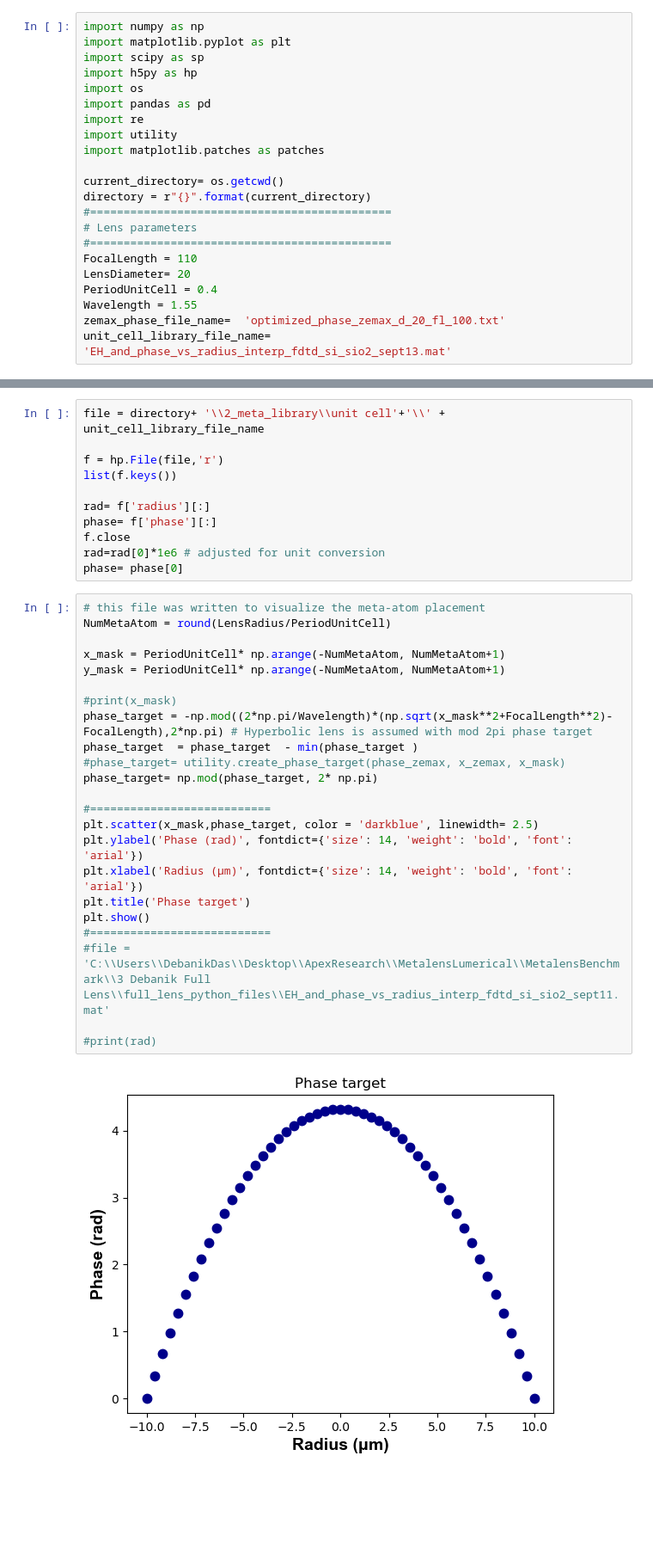
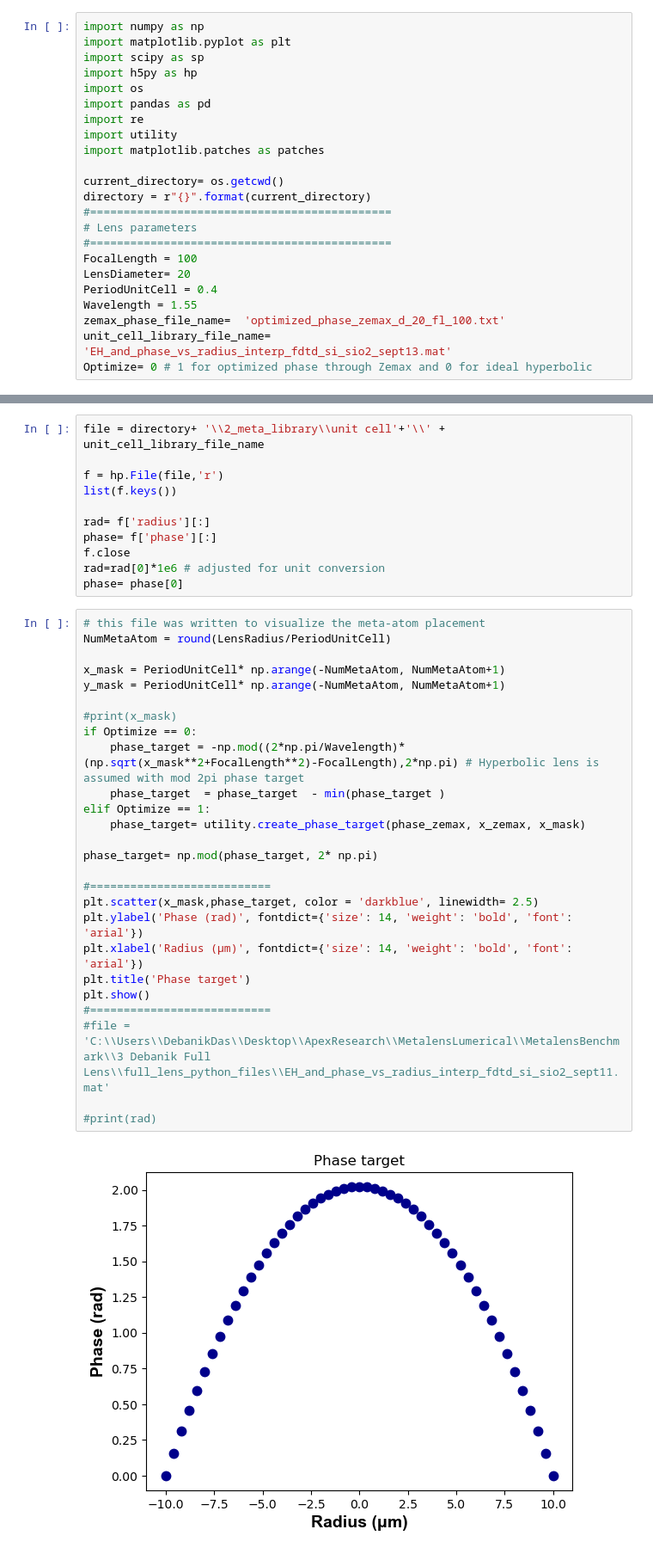
Before and after one commit to debanikd/ApexUMA, a Jupyter notebook: ApexPHAZE.ipynb, the cells around one changed output, grey strips where cells are left out. Shown at 86% size. Saved outputs shown, nothing was run; the diff lists cells and outputs as text; blank space fills up the shorter version.

```diff
--- a/ApexPHAZE.ipynb
+++ b/ApexPHAZE.ipynb
@@ -14,12 +14,13 @@ directory = r"{}".format(current_directory)
 #=============================================
 # Lens parameters
 #=============================================
-FocalLength = 110
+FocalLength = 100
 LensDiameter= 20
 PeriodUnitCell = 0.4
 Wavelength = 1.55
 zemax_phase_file_name=  'optimized_phase_zemax_d_20_fl_100.txt'
 unit_cell_library_file_name= 'EH_and_phase_vs_radius_interp_fdtd_si_sio2_sept13.mat'
+Optimize= 0 # 1 for optimized phase through Zemax and 0 for ideal hyperbolic
 # %% [markdown]
 #### Read the Zemax Optimized Phase file and store the information
 # %%
@@ -73,28 +74,31 @@ phase= phase[0]
 # %%
 # this file was written to visualize the meta-atom placement
 NumMetaAtom = round(LensRadius/PeriodUnitCell)
 
 x_mask = PeriodUnitCell* np.arange(-NumMetaAtom, NumMetaAtom+1)
 y_mask = PeriodUnitCell* np.arange(-NumMetaAtom, NumMetaAtom+1)
 
 #print(x_mask)
-phase_target = -np.mod((2*np.pi/Wavelength)*(np.sqrt(x_mask**2+FocalLength**2)-FocalLength),2*np.pi) # Hyperbolic lens is assumed with mod 2pi phase target
-phase_target  = phase_target  - min(phase_target )
-#phase_target= utility.create_phase_target(phase_zemax, x_zemax, x_mask)
+if Optimize == 0:
+    phase_target = -np.mod((2*np.pi/Wavelength)*(np.sqrt(x_mask**2+FocalLength**2)-FocalLength),2*np.pi) # Hyperbolic lens is assumed with mod 2pi phase target
+    phase_target  = phase_target  - min(phase_target )
+elif Optimize == 1:
+    phase_target= utility.create_phase_target(phase_zemax, x_zemax, x_mask)
+
 phase_target= np.mod(phase_target, 2* np.pi)
 
 #===========================
 plt.scatter(x_mask,phase_target, color = 'darkblue', linewidth= 2.5)
 plt.ylabel('Phase (rad)', fontdict={'size': 14, 'weight': 'bold', 'font': 'arial'})
 plt.xlabel('Radius (μm)', fontdict={'size': 14, 'weight': 'bold', 'font': 'arial'})
 plt.title('Phase target')
 plt.show()
 #===========================
 #file = 'C:\\Users\\DebanikDas\\Desktop\\ApexResearch\\MetalensLumerical\\MetalensBenchmark\\3 Debanik Full Lens\\full_lens_python_files\\EH_and_phase_vs_radius_interp_fdtd_si_sio2_sept11.mat'
 
 #print(rad)
 # %% [output]
-[figure, old version]
+[figure, new version]
 # %%
 # Step 3: Obtain the radius vs. position yielding the desired phase profile
 
```
Also changed, not shown: parts of 2 cells of this notebook, 6 other files.
